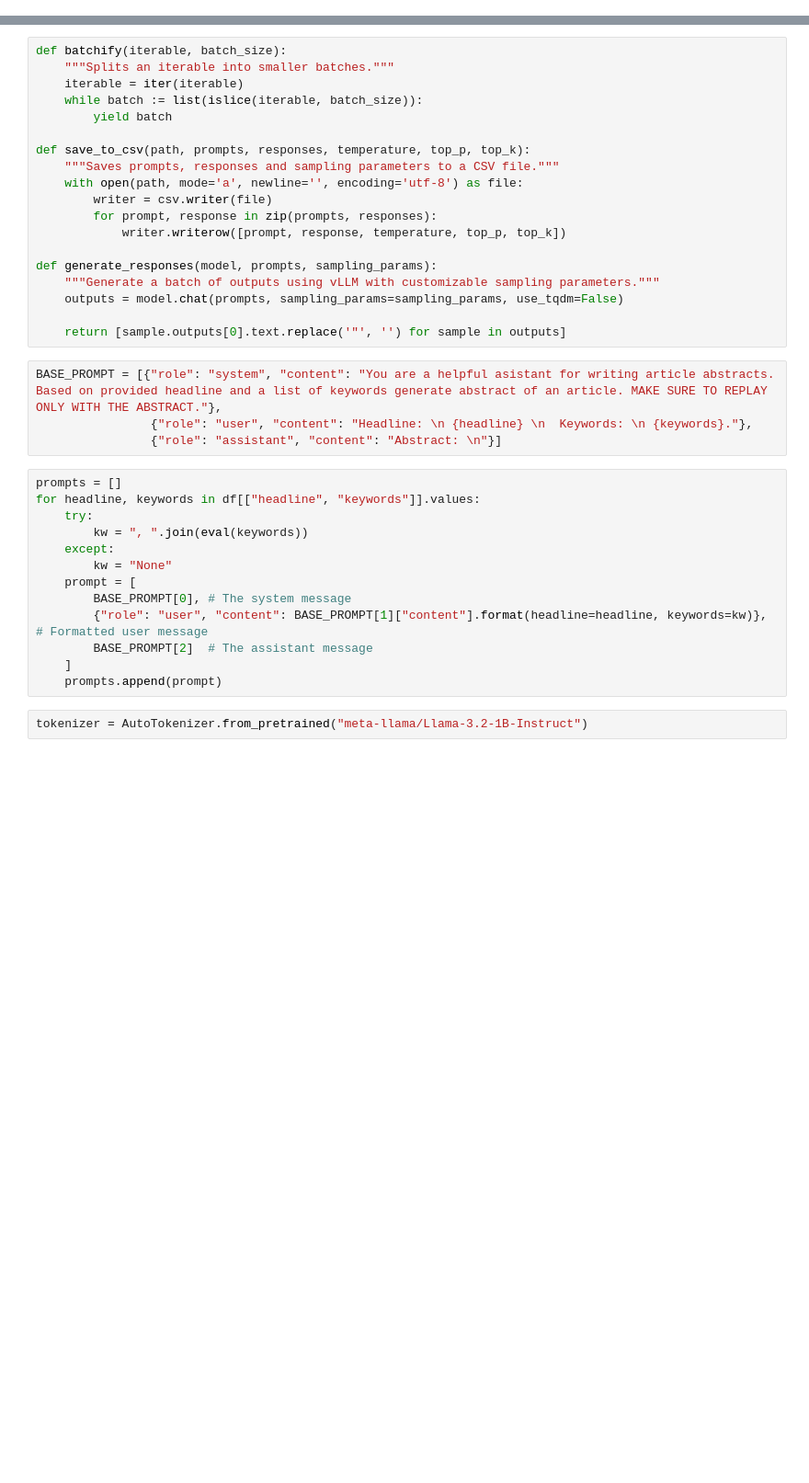
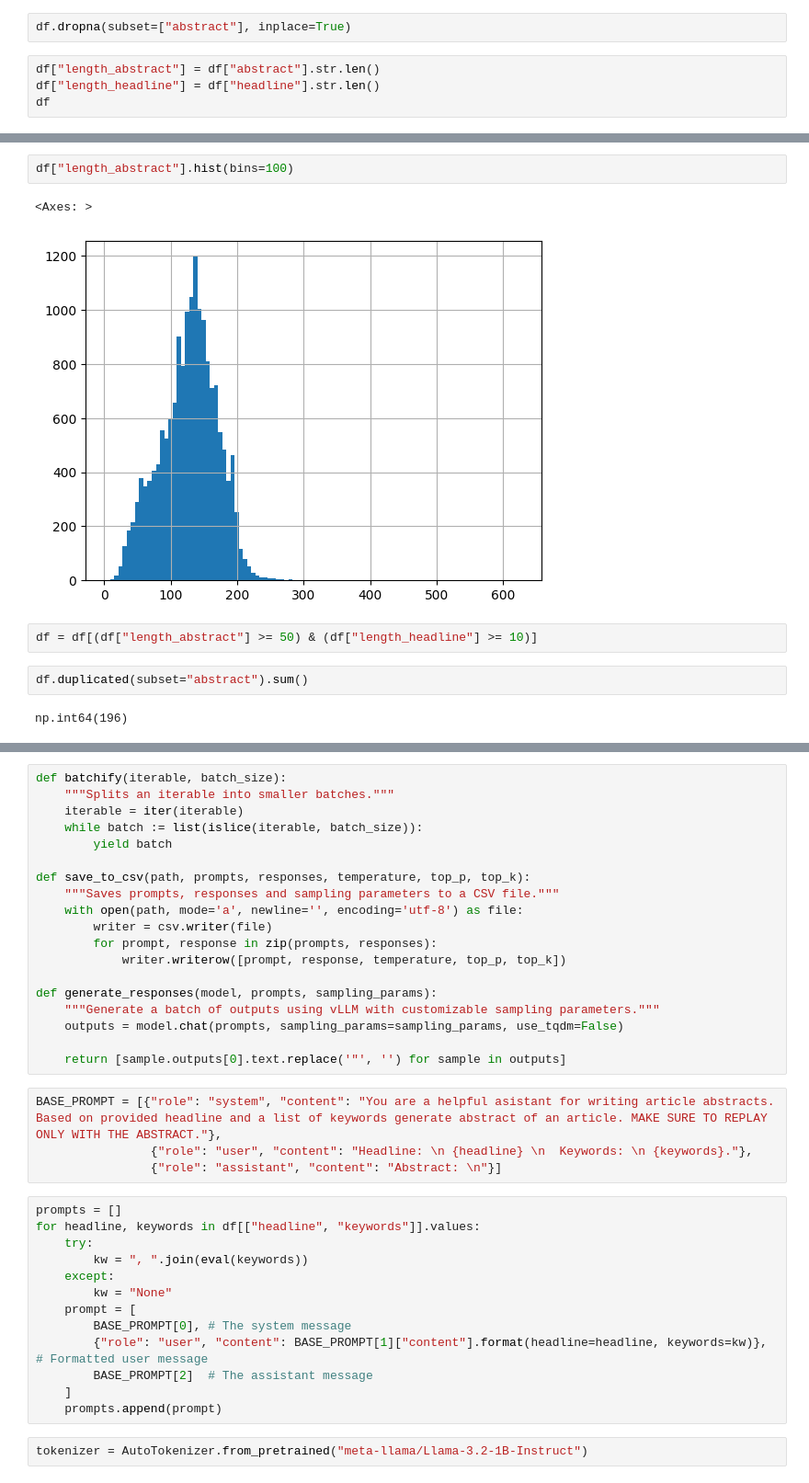
Before and after one commit to Michal1337/GenTextDetect, a Jupyter notebook: notebooks/gen_ai_data/nyt_articles.ipynb, the cells around one changed output, grey strips where cells are left out. Shown at 92% size. Cells and saved outputs as stored; diff of their text form; blank space fills up the shorter version.

```diff
--- a/notebooks/gen_ai_data/nyt_articles.ipynb
+++ b/notebooks/gen_ai_data/nyt_articles.ipynb
@@ -23,0 +39,6 @@ df.head()
+# %%
+df.dropna(subset=["abstract"], inplace=True)
+# %%
+df["length_abstract"] = df["abstract"].str.len()
+df["length_headline"] = df["headline"].str.len()
+df
@@ -23,0 +73,11 @@ df.head()
+# %%
+df["length_abstract"].hist(bins=100)
+# %% [output]
+<Axes: >
+[figure, added]
+# %%
+df = df[(df["length_abstract"] >= 50) & (df["length_headline"] >= 10)]
+# %%
+df.duplicated(subset="abstract").sum()
+# %% [output]
+np.int64(196)
```
Also changed, not shown: parts of 6 cells of this notebook, 24 other files.
